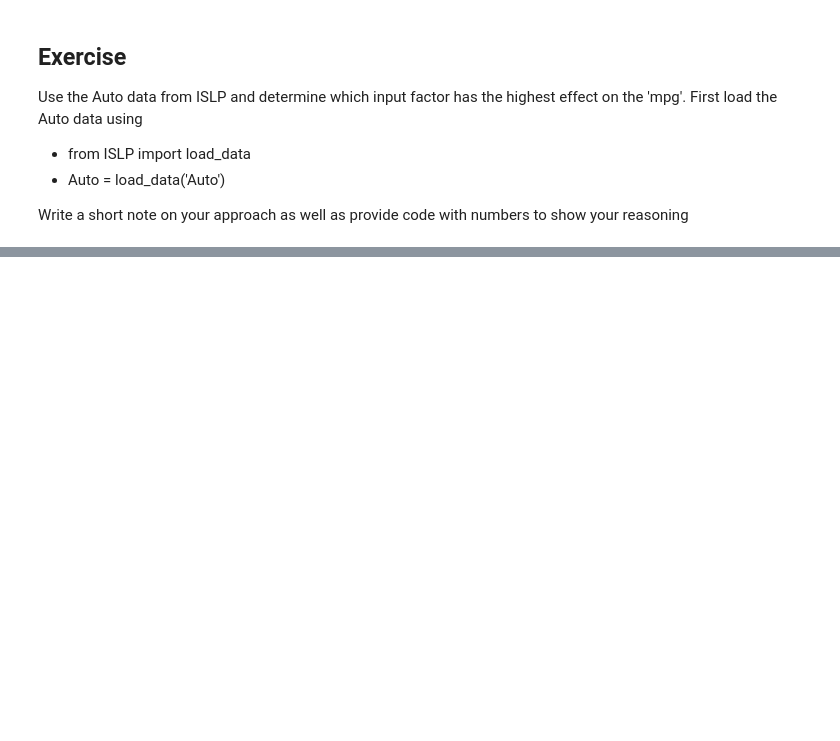
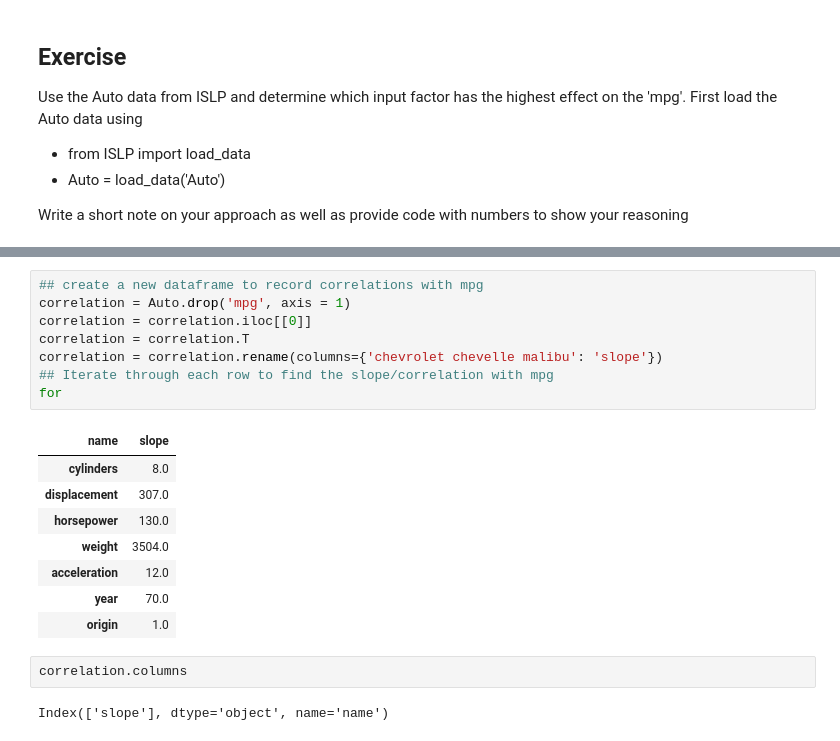
Before and after one commit to ChxddyDxddy/EE443-543, a Jupyter notebook: Linear-Regression-part 2.ipynb, the cells around one changed output, grey strips where cells are left out. Saved outputs shown, nothing was run; the diff lists cells and outputs as text; blank space fills up the shorter version.

```diff
--- a/Linear-Regression-part 2.ipynb
+++ b/Linear-Regression-part 2.ipynb
@@ -645,0 +691,21 @@ Write a short note on your approach as well as provide code with numbers to show
+# %%
+## create a new dataframe to record correlations with mpg
+correlation = Auto.drop('mpg', axis = 1)
+correlation = correlation.iloc[[0]]
+correlation = correlation.T
+correlation = correlation.rename(columns={'chevrolet chevelle malibu': 'slope'})
+## Iterate through each row to find the slope/correlation with mpg
+for
+# %% [output]
+| name | slope |
+| cylinders | 8.0 |
+| displacement | 307.0 |
+| horsepower | 130.0 |
+| weight | 3504.0 |
+| acceleration | 12.0 |
+| year | 70.0 |
+| origin | 1.0 |
+# %%
+correlation.columns
+# %% [output]
+Index(['slope'], dtype='object', name='name')
```
Also changed, not shown: parts of 5 cells of this notebook.
